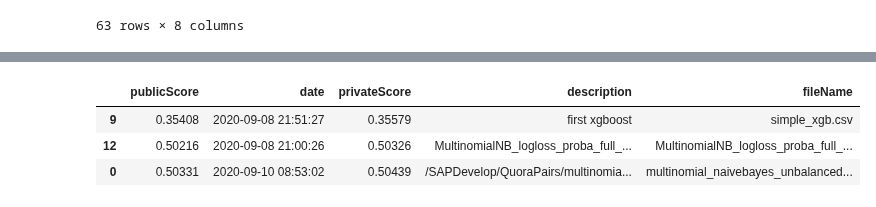
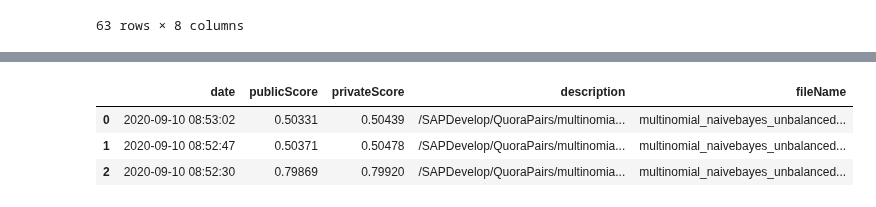
Before and after one commit to acharroux/QuoraPairs, a Jupyter notebook: BruteForce/naivebayes_basic_features_unbalanced.ipynb, the cells around one changed output, grey strips where cells are left out. Drawn from its saved outputs; the diff is of its cells as text; code cells hidden in the pictures.

```diff
--- a/BruteForce/naivebayes_basic_features_unbalanced.ipynb
+++ b/BruteForce/naivebayes_basic_features_unbalanced.ipynb
@@ -760,10 +764,10 @@ all_submissions = load_kaggle_submissions()
 # %%
-#show_last_submissions()
-show_best_submissions(metric='publicScore')
+show_last_submissions(submissions=all_submissions)
+#show_best_submissions(all_submissions,metric='publicScore')
 # %% [output]
-|  | publicScore | date | privateScore | description | fileName |
-| 9 | 0.35408 | 2020-09-08 21:51:27 | 0.35579 | first xgboost | simple_xgb.csv |
-| 12 | 0.50216 | 2020-09-08 21:00:26 | 0.50326 | MultinomialNB_logloss_proba_full_... | MultinomialNB_logloss_proba_full_... |
-| 0 | 0.50331 | 2020-09-10 08:53:02 | 0.50439 | /SAPDevelop/QuoraPairs/multinomia... | multinomial_naivebayes_unbalanced... |
+|  | date | publicScore | privateScore | description | fileName |
+| 0 | 2020-09-10 08:53:02 | 0.50331 | 0.50439 | /SAPDevelop/QuoraPairs/multinomia... | multinomial_naivebayes_unbalanced... |
+| 1 | 2020-09-10 08:52:47 | 0.50371 | 0.50478 | /SAPDevelop/QuoraPairs/multinomia... | multinomial_naivebayes_unbalanced... |
+| 2 | 2020-09-10 08:52:30 | 0.79869 | 0.79920 | /SAPDevelop/QuoraPairs/multinomia... | multinomial_naivebayes_unbalanced... |
 # %%
 show_best_submissions(metric='privateScore')
```
Also changed, not shown: parts of 12 cells of this notebook.
